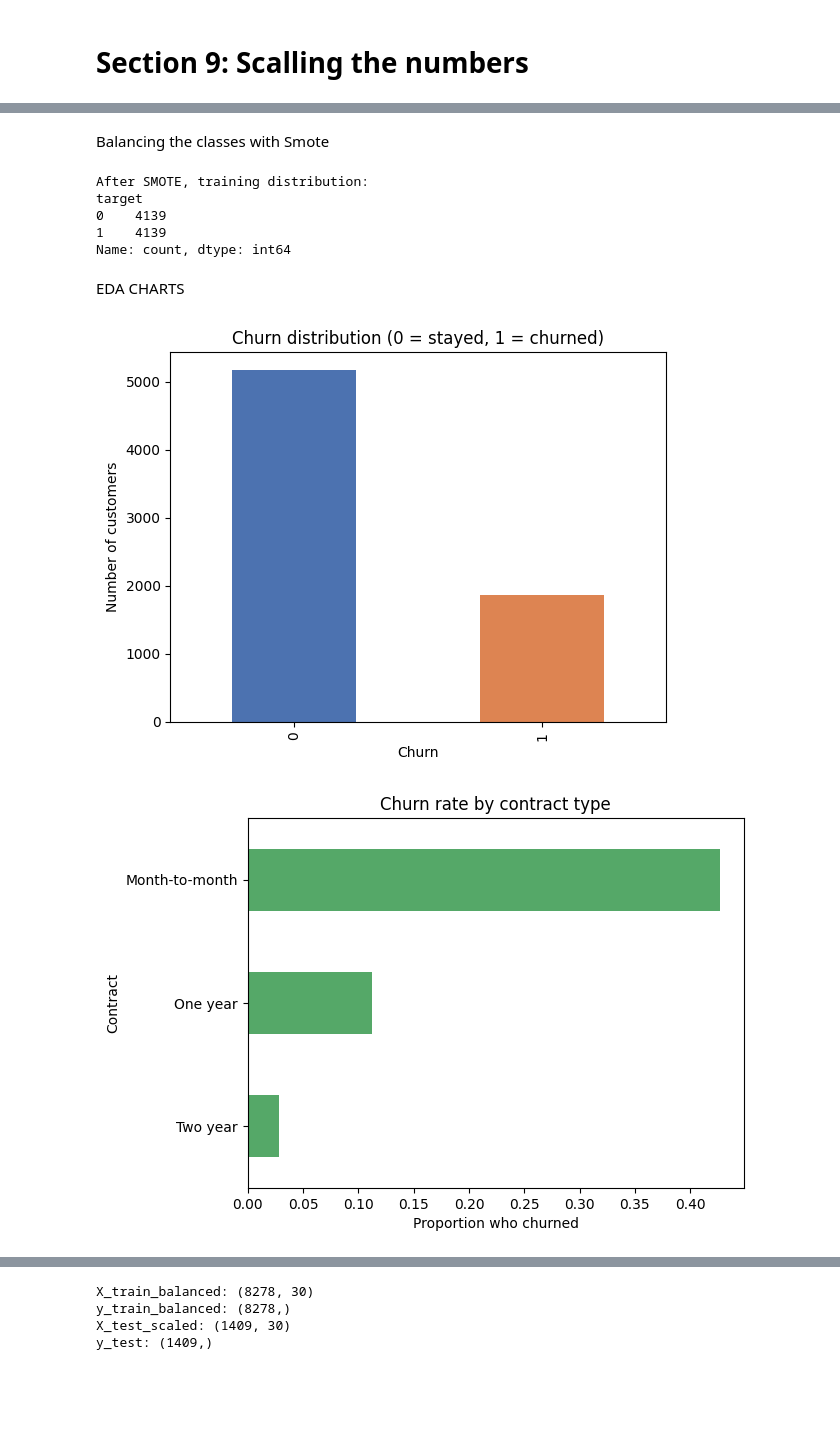
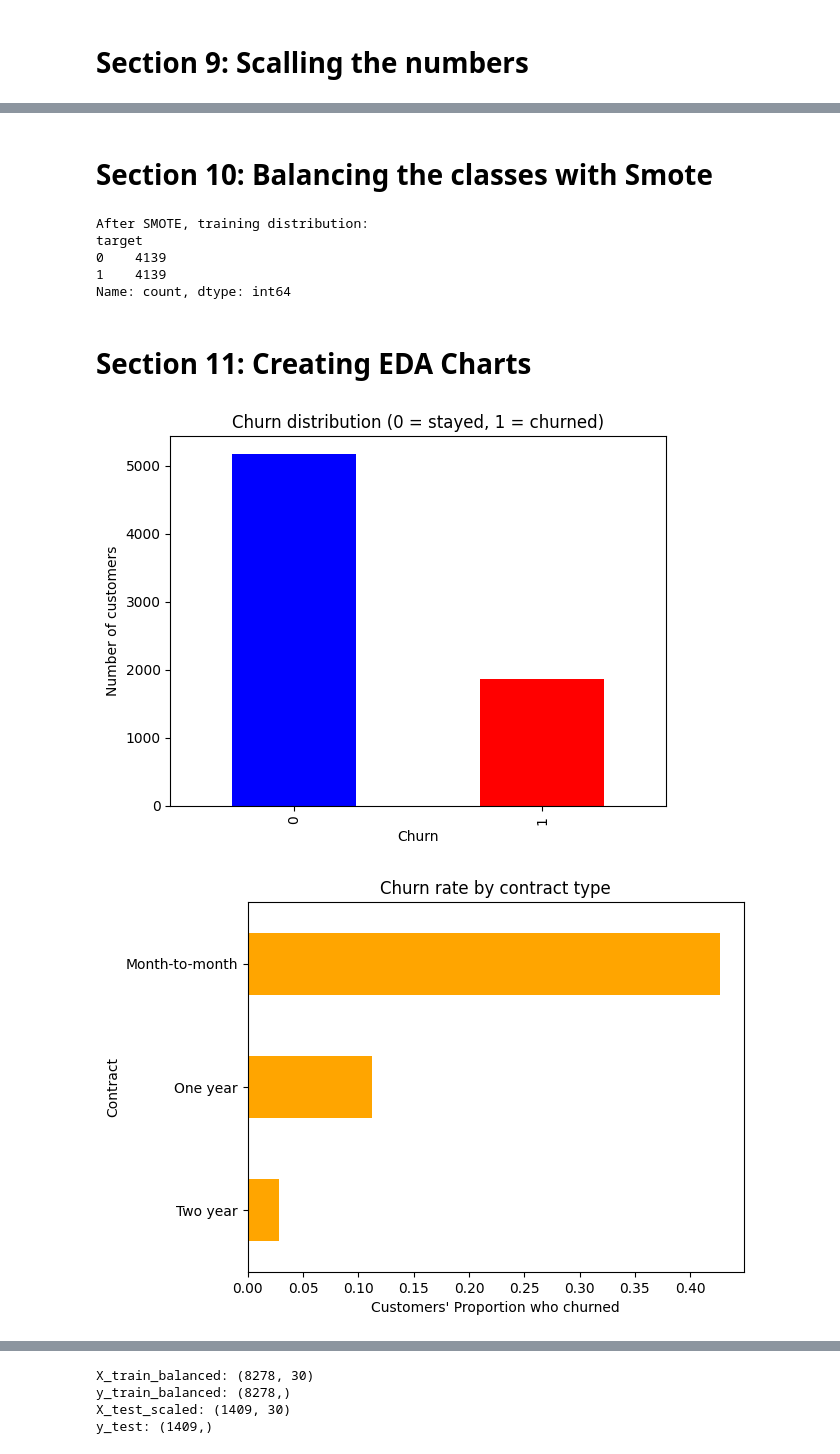
Before and after one commit to Mera-M02/Telco-Customer-Churn-Prediction, a Jupyter notebook: Telco_EDA.ipynb, the cells around one changed output, grey strips where cells are left out. Cells and saved outputs as stored; diff of their text form; code cells hidden in the pictures; blank space fills up the shorter version.

Commit message:
Finalise EDA charts and final checks

```diff
--- a/Telco_EDA.ipynb
+++ b/Telco_EDA.ipynb
@@ -199,5 +199,5 @@ Scaled.
 # %% [markdown]
-Balancing the classes with Smote
+# **Section 10: Balancing the classes with Smote**
 # %%
 smote = SMOTE(random_state=42)
 X_train_balanced, y_train_balanced = smote.fit_resample(X_train_scaled, y_train)
@@ -209,20 +209,22 @@ target
 0    4139
 1    4139
 Name: count, dtype: int64
-# %% [markdown]
-EDA CHARTS
+# %% [markdown]
+# **Section 11: Creating EDA Charts**
 # %%
-df["target"].value_counts().plot(kind="bar", color=["#4C72B0", "#DD8452"])
+#Overall Churn Distribution Chart
+df["target"].value_counts().plot(kind="bar", color=["blue", "red"])
 plt.title("Churn distribution (0 = stayed, 1 = churned)")
 plt.xlabel("Churn"); plt.ylabel("Number of customers")
 plt.show()
 
+#Churn rate by Contract Type
 if "Contract" in df.columns:
     df.groupby("Contract")["target"].mean().sort_values().plot(
-        kind="barh", color="#55A868")
+        kind="barh", color="orange")
     plt.title("Churn rate by contract type")
-    plt.xlabel("Proportion who churned")
+    plt.xlabel("Customers' Proportion who churned")
     plt.show()
 # %% [output]
-[figure, old version]
+[figure, new version]
-[figure, old version]
+[figure, new version]
```
Also changed, not shown: parts of 4 cells of this notebook.
